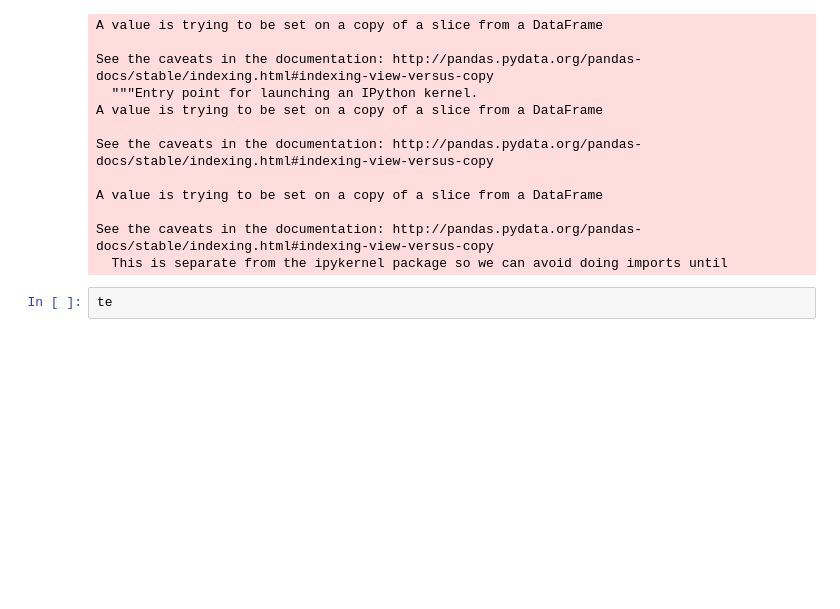
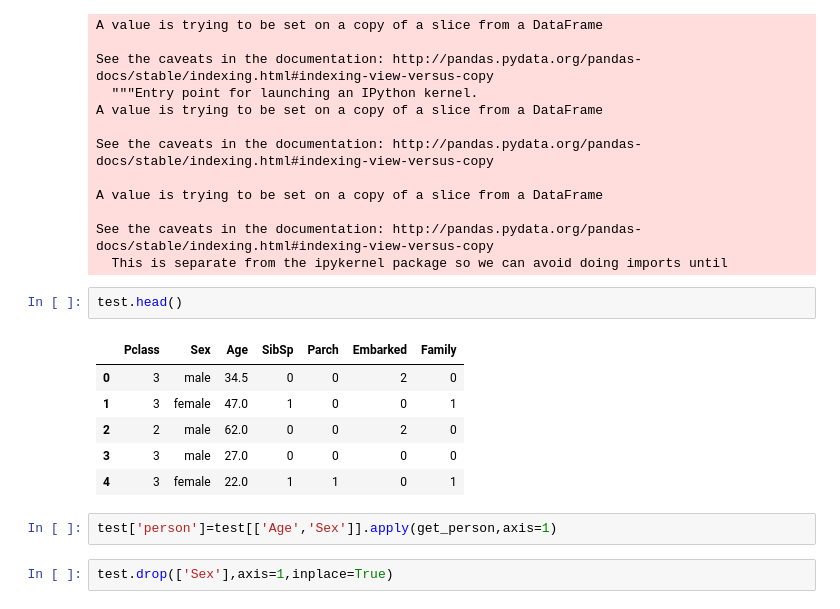
Before and after one commit to innovator-arjun/Titanic-Survival-Prediction, a Jupyter notebook: A Data Science Framework To Achieve 99% Accuracy.ipynb, the cells around one changed output. Drawn from its saved outputs; the diff is of its cells as text; blank space fills up the shorter version.

```diff
--- a/A Data Science Framework To Achieve 99% Accuracy.ipynb
+++ b/A Data Science Framework To Achieve 99% Accuracy.ipynb
@@ -468,5 +468,16 @@ A value is trying to be set on a copy of a slice from a DataFrame
 
 See the caveats in the documentation: http://pandas.pydata.org/pandas-docs/stable/indexing.html#indexing-view-versus-copy
   This is separate from the ipykernel package so we can avoid doing imports until
-# %%
-te
+# %%
+test.head()
+# %% [output]
+|  | Pclass | Sex | Age | SibSp | Parch | Embarked | Family |
+| 0 | 3 | male | 34.5 | 0 | 0 | 2 | 0 |
+| 1 | 3 | female | 47.0 | 1 | 0 | 0 | 1 |
+| 2 | 2 | male | 62.0 | 0 | 0 | 2 | 0 |
+| 3 | 3 | male | 27.0 | 0 | 0 | 0 | 0 |
+| 4 | 3 | female | 22.0 | 1 | 1 | 0 | 1 |
+# %%
+test['person']=test[['Age','Sex']].apply(get_person,axis=1)
+# %%
+test.drop(['Sex'],axis=1,inplace=True)
```
Also changed, not shown: parts of 2 cells of this notebook.
